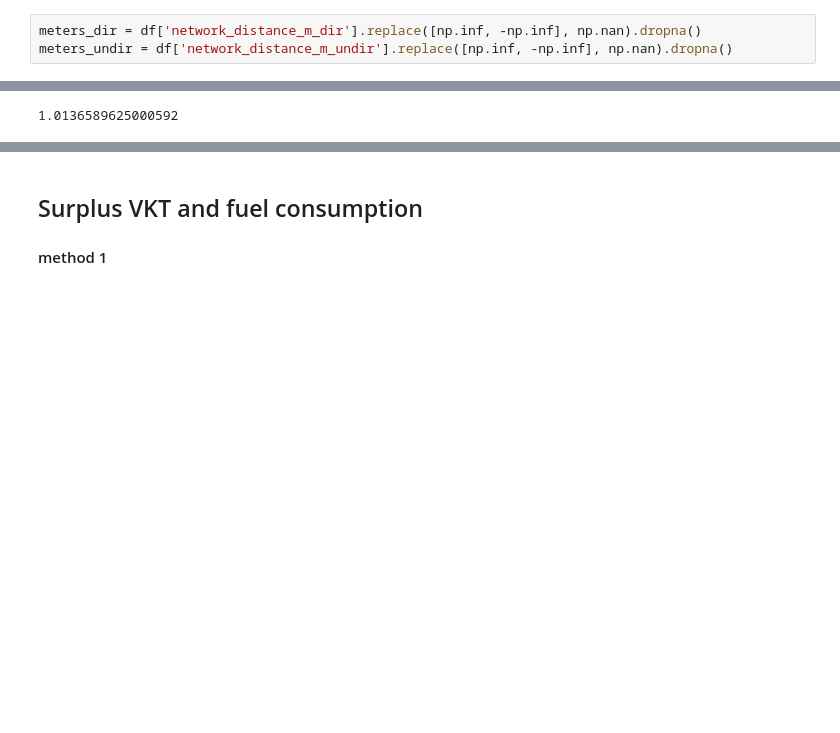
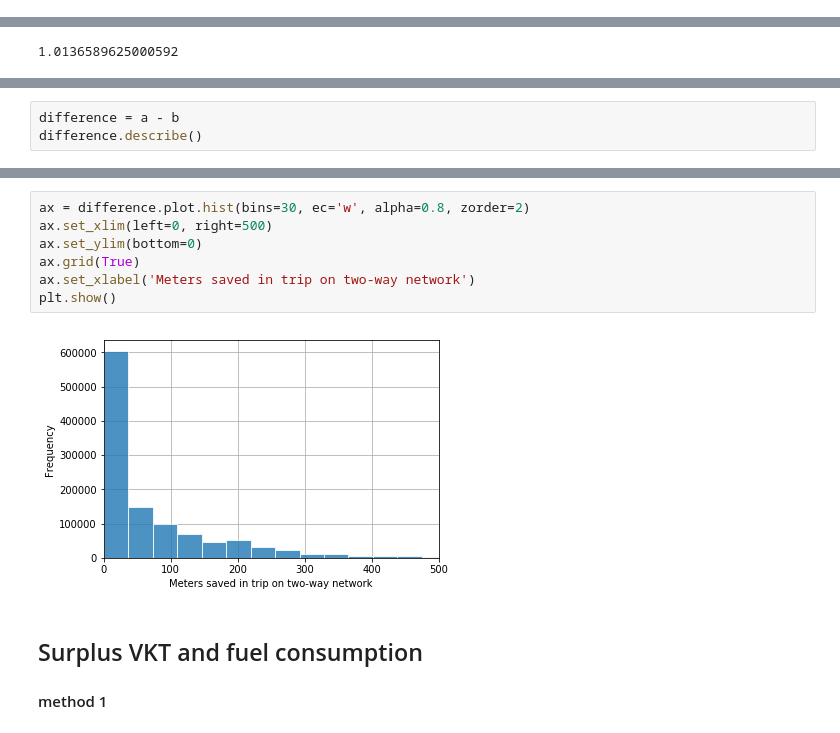
Before and after one commit to gboeing/two-way-conversions, a Jupyter notebook: 03c-test-network-routing-no-fwy-igraph.ipynb, the cells around one changed output, grey strips where cells are left out. Saved outputs shown, nothing was run; the diff lists cells and outputs as text; blank space fills up the shorter version.

```diff
--- a/03c-test-network-routing-no-fwy-igraph.ipynb
+++ b/03c-test-network-routing-no-fwy-igraph.ipynb
@@ -241,6 +229,3 @@ df.head()
-# %%
-meters_dir = df['network_distance_m_dir'].replace([np.inf, -np.inf], np.nan).dropna()
-meters_undir = df['network_distance_m_undir'].replace([np.inf, -np.inf], np.nan).dropna()
 # %%
 # are the average distances (m) traveled per trip significantly different?
 a = meters_dir
@@ -266,0 +245,3 @@ plt.show()
+# %%
+difference = a - b
+difference.describe()
@@ -267,3 +258,12 @@ plt.show()
+# %%
+ax = difference.plot.hist(bins=30, ec='w', alpha=0.8, zorder=2)
+ax.set_xlim(left=0, right=500)
+ax.set_ylim(bottom=0)
+ax.grid(True)
+ax.set_xlabel('Meters saved in trip on two-way network')
+plt.show()
+# %% [output]
+[figure, added]
 # %% [markdown]
 ## Surplus VKT and fuel consumption
 
```
Also changed, not shown: parts of 24 cells of this notebook, 1 other file.
